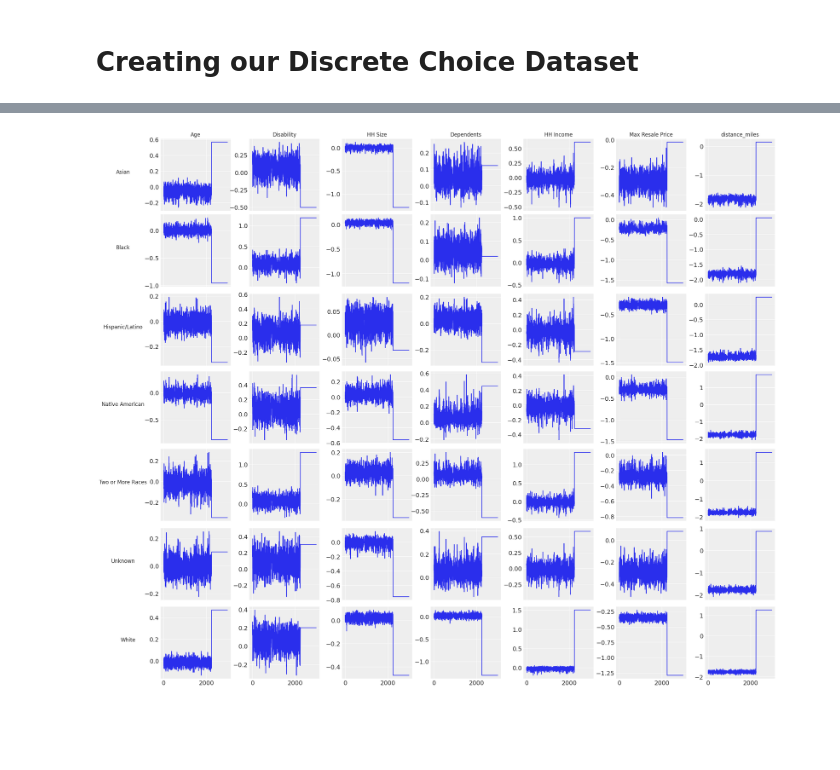
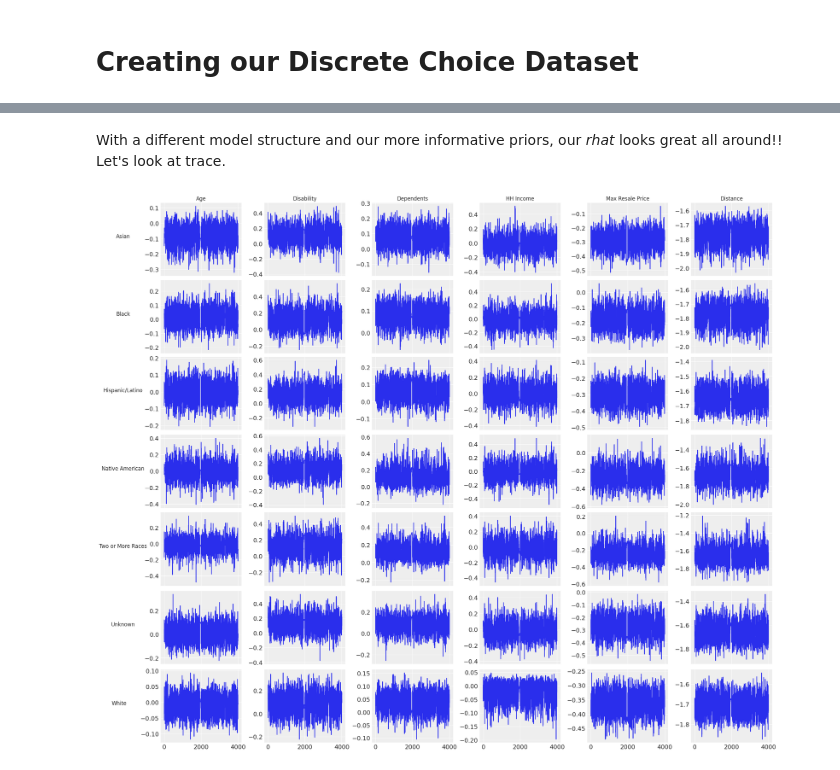
Before and after one commit to BU-Spark/pitne-affordable-housing-efficacy, a Jupyter notebook: fa25-team-b/eda/Bayesian_Model.ipynb, the cells around one changed output, grey strips where cells are left out. Drawn from its saved outputs; the diff is of its cells as text; code cells hidden in the pictures; blank space fills up the shorter version.

Commit message:
Update to Bayesian Model.

```diff
--- a/fa25-team-b/eda/Bayesian_Model.ipynb
+++ b/fa25-team-b/eda/Bayesian_Model.ipynb
@@ -515,33 +619,34 @@ beta_posterior = idata.posterior["beta_fe"].stack(sample=("chain", "draw")).valu
+# %% [markdown]
+With a different model structure and our more informative priors, our *rhat* looks great all around!! Let's look at trace.
 # %%
 # Check trace plots for beta
+beta_posterior = beta_post.reshape(4000, 7, 6)
 
 races = ['Asian', 'Black', 'Hispanic/Latino', 'Native American',
          'Two or More Races', 'Unknown', 'White']
-
-features = ['Age', 'Disability', 'HH Size', 'Dependents',
-            'HH Income', 'Max Resale Price', 'distance_miles']
+features = ['Age', 'Disability', 'Dependents',
+            'HH Income', 'Max Resale Price', 'Distance']
 
 fig, axs = plt.subplots(
     nrows=len(races), ncols=len(features),
     figsize=(22, 18),
     sharex=True, sharey=False
 )
-
 plt.subplots_adjust(hspace=0.6, wspace=0.4)
 
 for r in range(len(races)):
     for c in range(len(features)):
-        vals = beta_posterior[r, c, :]
+        vals = beta_posterior[:,r, c]
 
         axs[r, c].plot(vals)
 
 # row/col labels
 for r, race in enumerate(races):
     axs[r, 0].set_ylabel(race, fontsize=12, rotation=0, labelpad=50)
 for c, feat in enumerate(features):
     axs[0, c].set_title(feat, fontsize=12)
 
 plt.show()
 # %% [output]
-[figure, old version]
+[figure, new version]
 # %%
```
Also changed, not shown: parts of 35 cells of this notebook.
